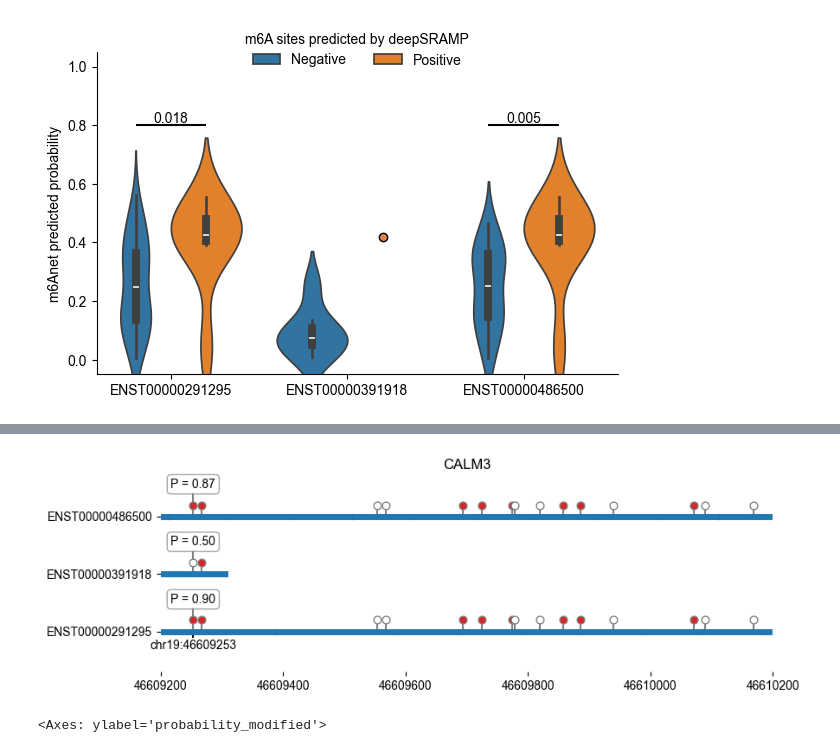
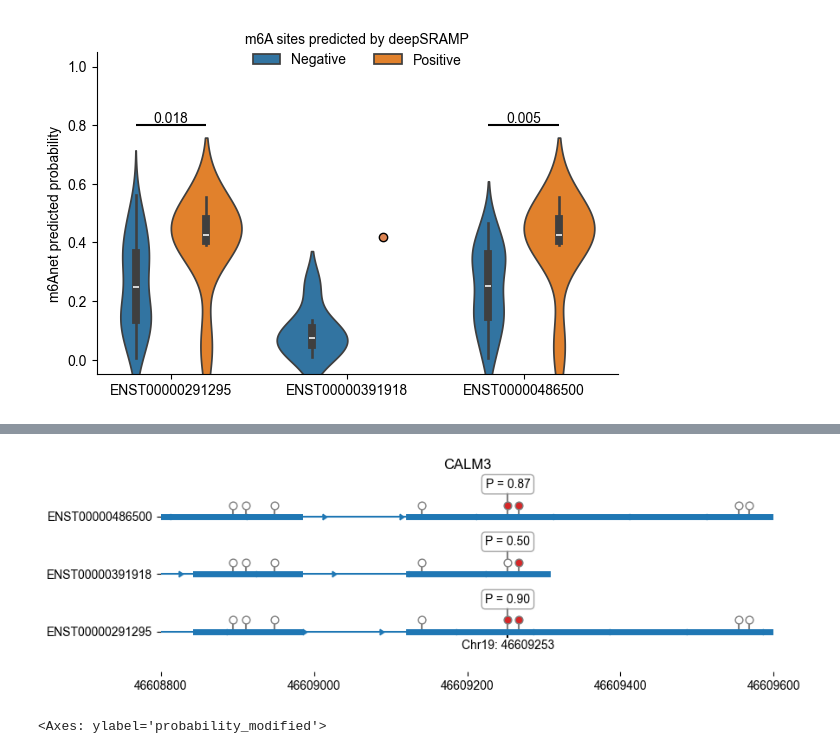
Before and after one commit to zhfanrui/deepSRAMP, a Jupyter notebook: fig1-Copy1.ipynb, the cells around one changed output, grey strips where cells are left out. Saved outputs shown, nothing was run; the diff lists cells and outputs as text; code cells hidden in the pictures.

```diff
--- a/fig1-Copy1.ipynb
+++ b/fig1-Copy1.ipynb
@@ -544,36 +531,37 @@ for i, j in enumerate(m.index):
         g = int(g)
 
         plt.plot([g, g], [i, i+.2], c='grey', zorder=1)
         if p > 0.85:
             plt.scatter([g], [i+.2], s=40, color='tab:red', edgecolors='grey', zorder=2)
             # if hl % 2 == 1:
             #     plt.plot([g, g], [i+.2, i+.3], c='grey', zorder=1)
             #     plt.text(g, i+.4, f'{p:.2f}', horizontalalignment='center', zorder=2, bbox=dict(boxstyle='round', facecolor='white', edgecolor='gray', alpha=0.7))
             # else:
             #     plt.plot([g, g], [i+.2, i+.6], c='grey', zorder=1)
             #     plt.text(g, i+.7, f'{p:.2f}', horizontalalignment='center', zorder=2, bbox=dict(boxstyle='round', facecolor='white', edgecolor='gray', alpha=0.7))
             # hl += 1
         else:
             plt.scatter([g], [i+.2], s=40, color='w', edgecolors='grey', zorder=2)
 
         if g == 46609253:
             plt.plot([g, g], [i+.2, i+.4], c='grey', zorder=1)
             plt.text(g, i+.5, f'P = {p:.2f}', horizontalalignment='center', zorder=2, bbox=dict(boxstyle='round', facecolor='white', edgecolor='gray', alpha=0.7))
             if j == 'ENST00000291295':
                 plt.plot([g, g], [i, i-.1], c='black', zorder=1)
-                plt.text(g, i-.3, f'chr19:46609253', horizontalalignment='center', zorder=2, bbox=dict(boxstyle='round', facecolor='white', edgecolor='w', alpha=0.0))
+                plt.text(g, i-.3, f'Chr19: 46609253', horizontalalignment='center', zorder=2, bbox=dict(boxstyle='round', facecolor='white', edgecolor='w', alpha=0.0))
 
 
-plt.xlim((46609200, 46610200))
+plt.xlim((46608800, 46609600))
+plt.xticks(range(46608800, 46609601, 200))
 plt.ticklabel_format(axis='x', style='plain', useOffset=False)
 plt.title('CALM3')
 plt.ylim((-.7, 2.7))
 
 plt.tight_layout()
 plt.savefig('fig/fig4b.svg')
 plt.show()
 # %% [output]
-[figure, old version]
+[figure, new version]
 # %%
 sns.violinplot(data=myndf, y='probability_modified', hue='plabel')
 # %% [output]
```
Also changed, not shown: parts of 1 cell of this notebook, 10 other files.
